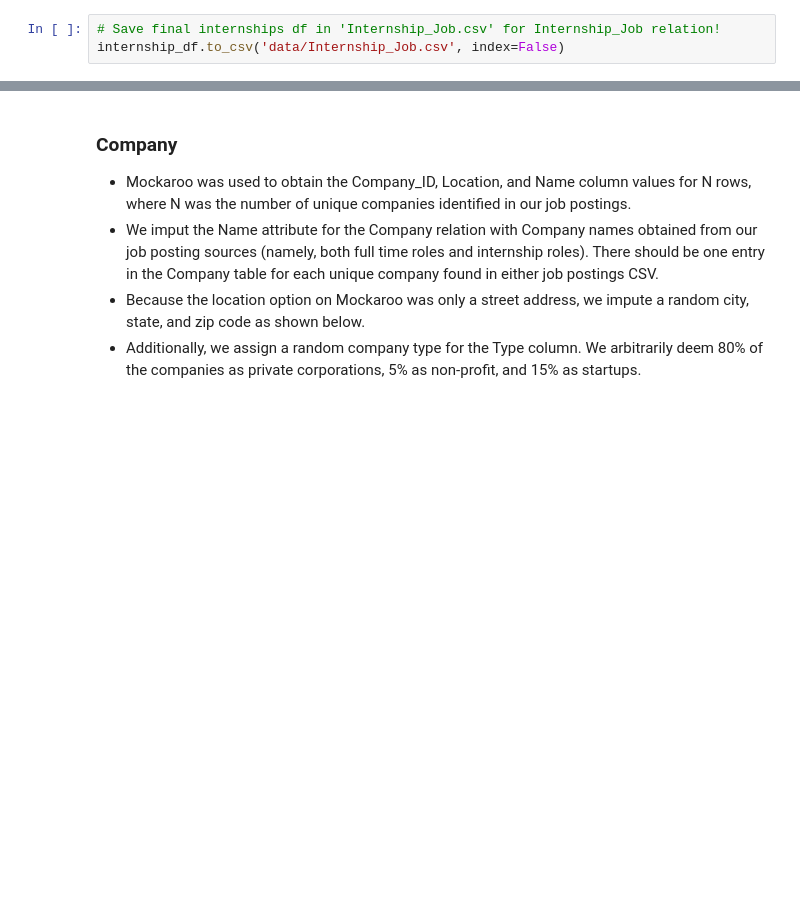
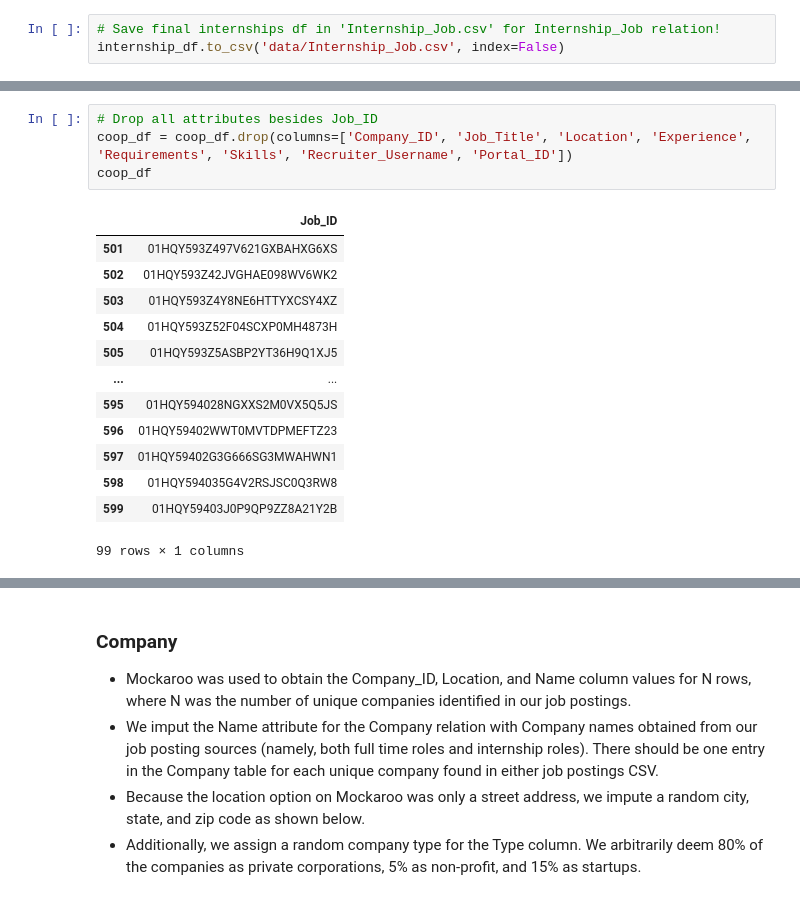
Before and after one commit to vbainwala/TalentTrove, a Jupyter notebook: make_data.ipynb, the cells around one changed output, grey strips where cells are left out. Drawn from its saved outputs; the diff is of its cells as text; blank space fills up the shorter version.

```diff
--- a/make_data.ipynb
+++ b/make_data.ipynb
@@ -465,0 +503,18 @@ internship_df.to_csv('data/Internship_Job.csv', index=False)
+# %%
+# Drop all attributes besides Job_ID
+coop_df = coop_df.drop(columns=['Company_ID', 'Job_Title', 'Location', 'Experience', 'Requirements', 'Skills', 'Recruiter_Username', 'Portal_ID'])
+coop_df
+# %% [output]
+|  | Job_ID |
+| 501 | 01HQY593Z497V621GXBAHXG6XS |
+| 502 | 01HQY593Z42JVGHAE098WV6WK2 |
+| 503 | 01HQY593Z4Y8NE6HTTYXCSY4XZ |
+| 504 | 01HQY593Z52F04SCXP0MH4873H |
+| 505 | 01HQY593Z5ASBP2YT36H9Q1XJ5 |
+| ... | ... |
+| 595 | 01HQY594028NGXXS2M0VX5Q5JS |
+| 596 | 01HQY59402WWT0MVTDPMEFTZ23 |
+| 597 | 01HQY59402G3G666SG3MWAHWN1 |
+| 598 | 01HQY594035G4V2RSJSC0Q3RW8 |
+| 599 | 01HQY59403J0P9QP9ZZ8A21Y2B |
+99 rows × 1 columns
```
Also changed, not shown: parts of 6 cells of this notebook, 1 other file.
